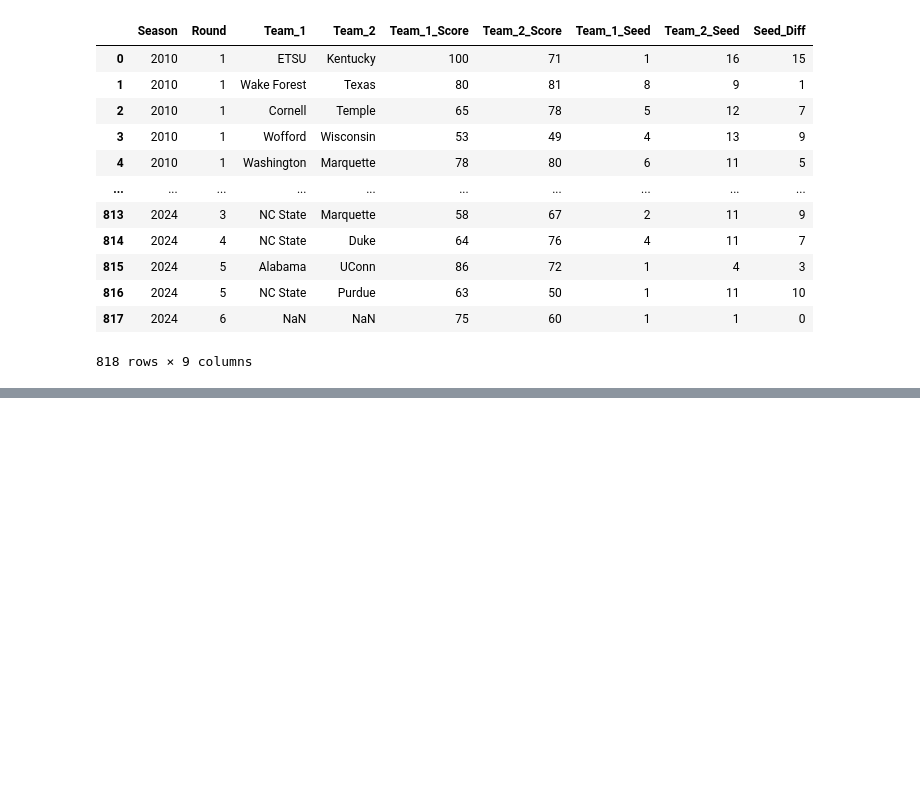
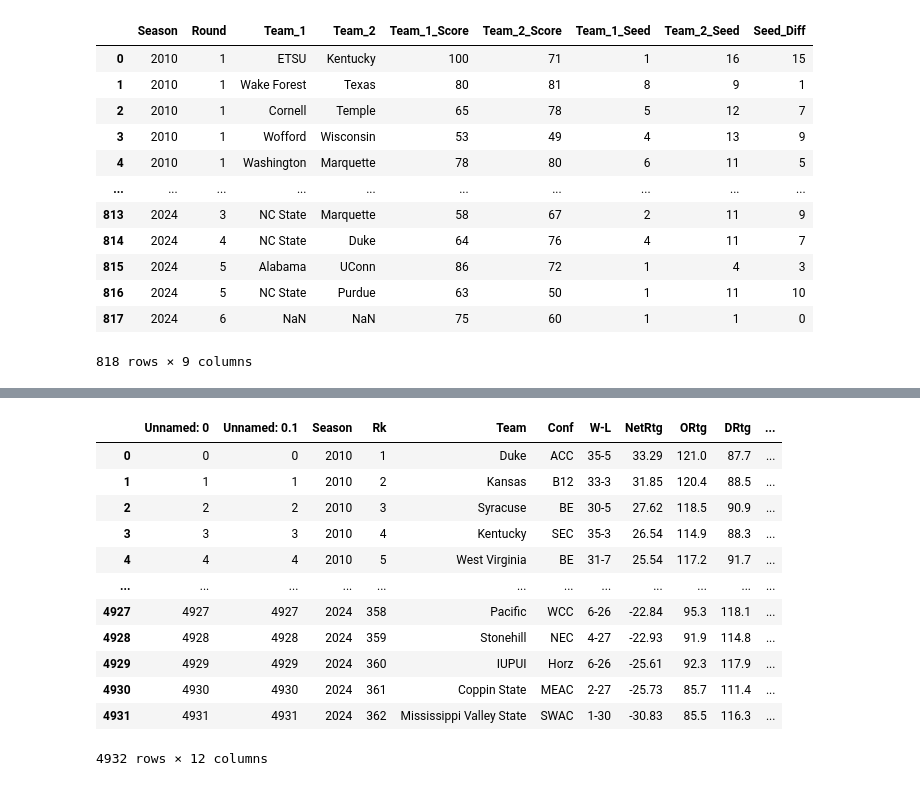
Before and after one commit to the-eric-bloomfield/NCAAB-MODEL, a Jupyter notebook: Data_Scrape_NCAAB.ipynb, the cells around one changed output, grey strips where cells are left out. Drawn from its saved outputs; the diff is of its cells as text; code cells hidden in the pictures; blank space fills up the shorter version.

```diff
--- a/Data_Scrape_NCAAB.ipynb
+++ b/Data_Scrape_NCAAB.ipynb
@@ -407,0 +503,17 @@ series = seeds[['Season', 'Seed_Diff', 'Win']].groupby(['Season', 'Seed_Diff'],
+# %%
+kenpom = pd.read_csv('kenpom_data.csv')
+kenpom
+# %% [output]
+|  | Unnamed: 0 | Unnamed: 0.1 | Season | Rk | Team | Conf | W-L | NetRtg | ORtg | DRtg | ... |
+| 0 | 0 | 0 | 2010 | 1 | Duke | ACC | 35-5 | 33.29 | 121.0 | 87.7 | ... |
+| 1 | 1 | 1 | 2010 | 2 | Kansas | B12 | 33-3 | 31.85 | 120.4 | 88.5 | ... |
+| 2 | 2 | 2 | 2010 | 3 | Syracuse | BE | 30-5 | 27.62 | 118.5 | 90.9 | ... |
+| 3 | 3 | 3 | 2010 | 4 | Kentucky | SEC | 35-3 | 26.54 | 114.9 | 88.3 | ... |
+| 4 | 4 | 4 | 2010 | 5 | West Virginia | BE | 31-7 | 25.54 | 117.2 | 91.7 | ... |
+| ... | ... | ... | ... | ... | ... | ... | ... | ... | ... | ... | ... |
+| 4927 | 4927 | 4927 | 2024 | 358 | Pacific | WCC | 6-26 | -22.84 | 95.3 | 118.1 | ... |
+| 4928 | 4928 | 4928 | 2024 | 359 | Stonehill | NEC | 4-27 | -22.93 | 91.9 | 114.8 | ... |
+| 4929 | 4929 | 4929 | 2024 | 360 | IUPUI | Horz | 6-26 | -25.61 | 92.3 | 117.9 | ... |
+| 4930 | 4930 | 4930 | 2024 | 361 | Coppin State | MEAC | 2-27 | -25.73 | 85.7 | 111.4 | ... |
+| 4931 | 4931 | 4931 | 2024 | 362 | Mississippi Valley State | SWAC | 1-30 | -30.83 | 85.5 | 116.3 | ... |
+4932 rows × 12 columns
```
Also changed, not shown: parts of 20 cells of this notebook, 2 other files.
